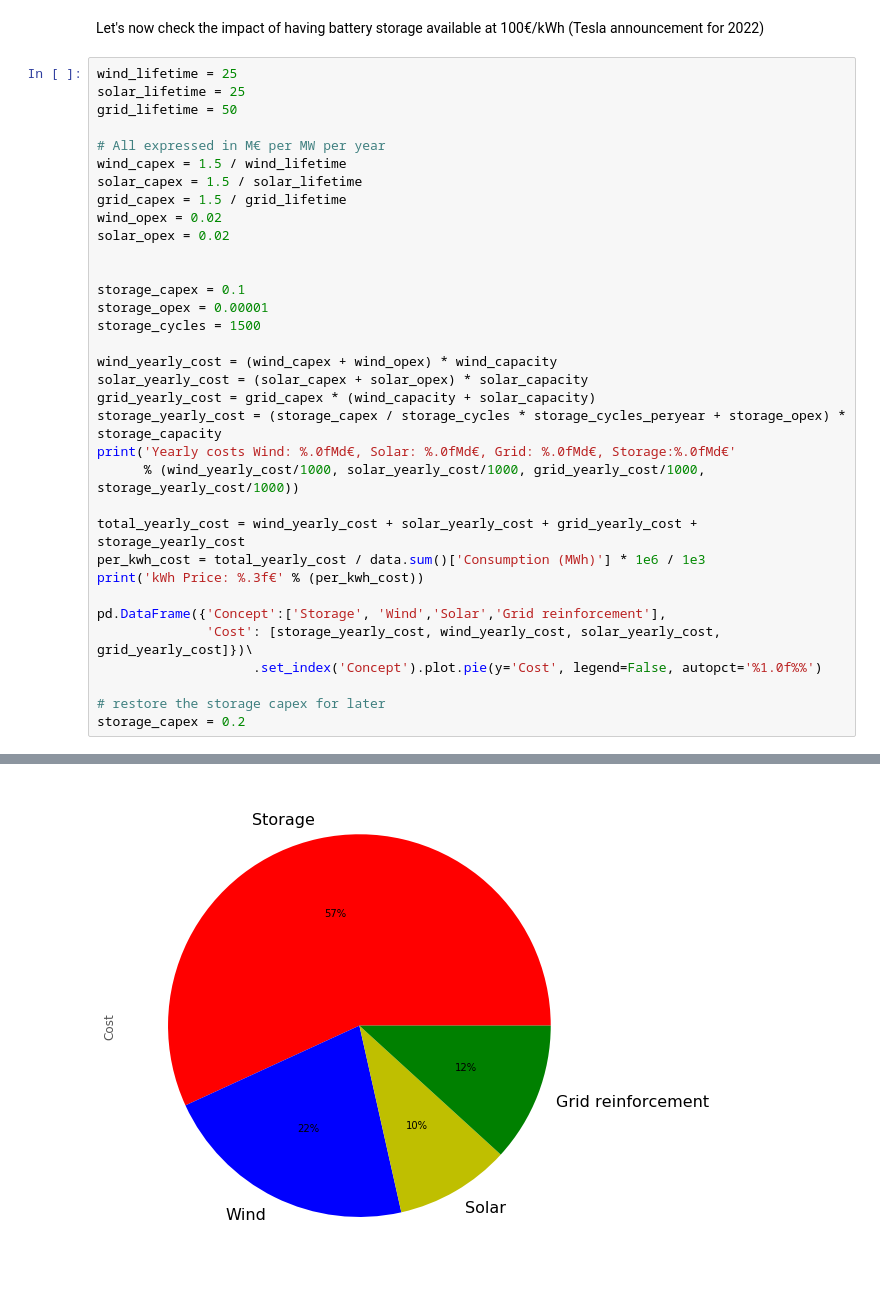
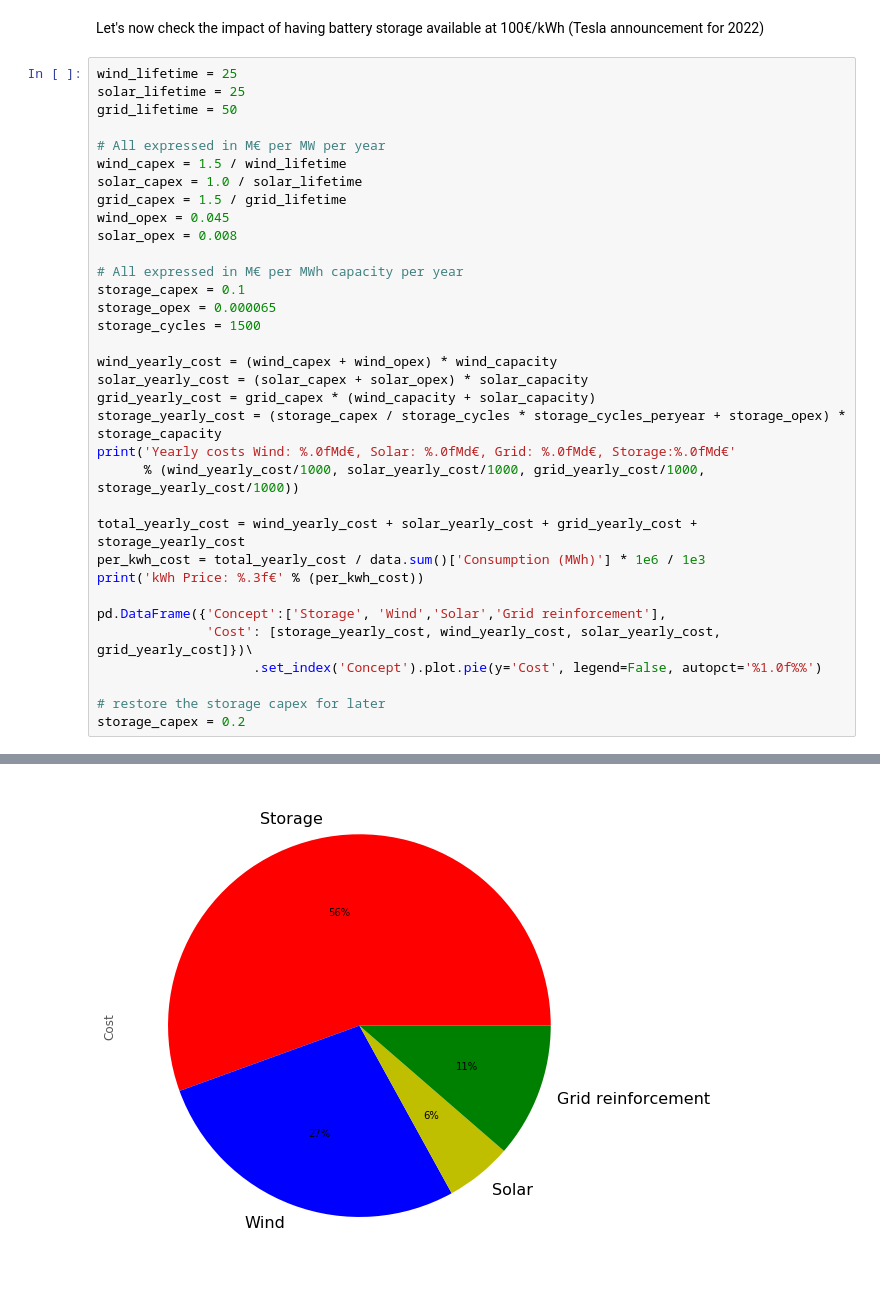
Before and after one commit to nikkozzblu/100-percent-renewables, a Jupyter notebook: notebooks/Impacts of 100% renewables.ipynb, the cells around one changed output, grey strips where cells are left out. Drawn from its saved outputs; the diff is of its cells as text.

```diff
--- a/notebooks/Impacts of 100% renewables.ipynb
+++ b/notebooks/Impacts of 100% renewables.ipynb
@@ -312,14 +307,14 @@ grid_lifetime = 50
 
 # All expressed in M€ per MW per year
 wind_capex = 1.5 / wind_lifetime
-solar_capex = 1.5 / solar_lifetime
+solar_capex = 1.0 / solar_lifetime
 grid_capex = 1.5 / grid_lifetime
-wind_opex = 0.02
-solar_opex = 0.02
+wind_opex = 0.045
+solar_opex = 0.008
 
-
+# All expressed in M€ per MWh capacity per year
 storage_capex = 0.1
-storage_opex = 0.00001
+storage_opex = 0.000065
 storage_cycles = 1500
 
 wind_yearly_cost = (wind_capex + wind_opex) * wind_capacity
@@ -345,4 +340,4 @@ kWh Price: 0.176€
-[figure, old version]
+[figure, new version]
 # %% [markdown]
 But one should keep in mind that the wind, solar and storage capacities have been "guessed"
 
```
Also changed, not shown: parts of 33 cells of this notebook, 1 other file.
